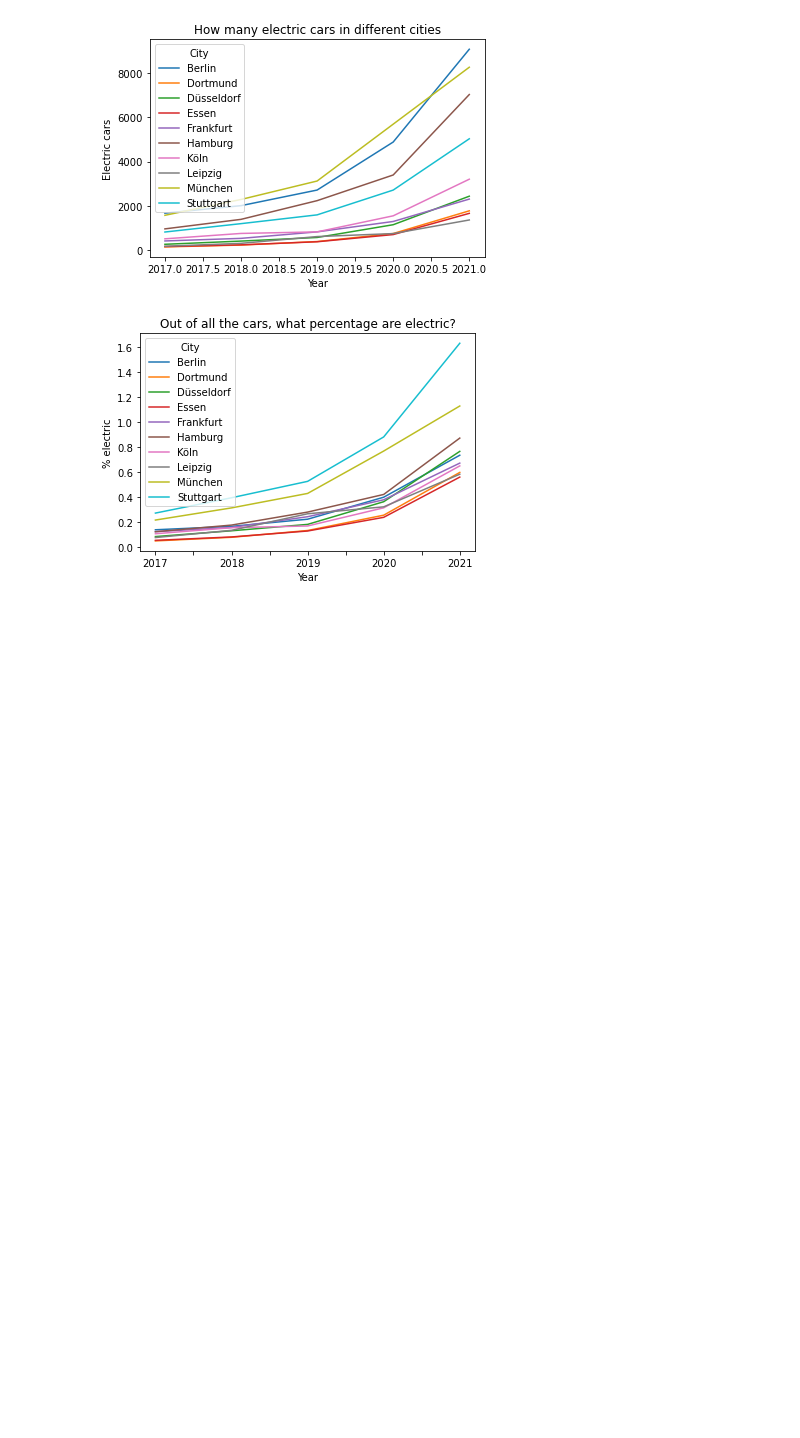
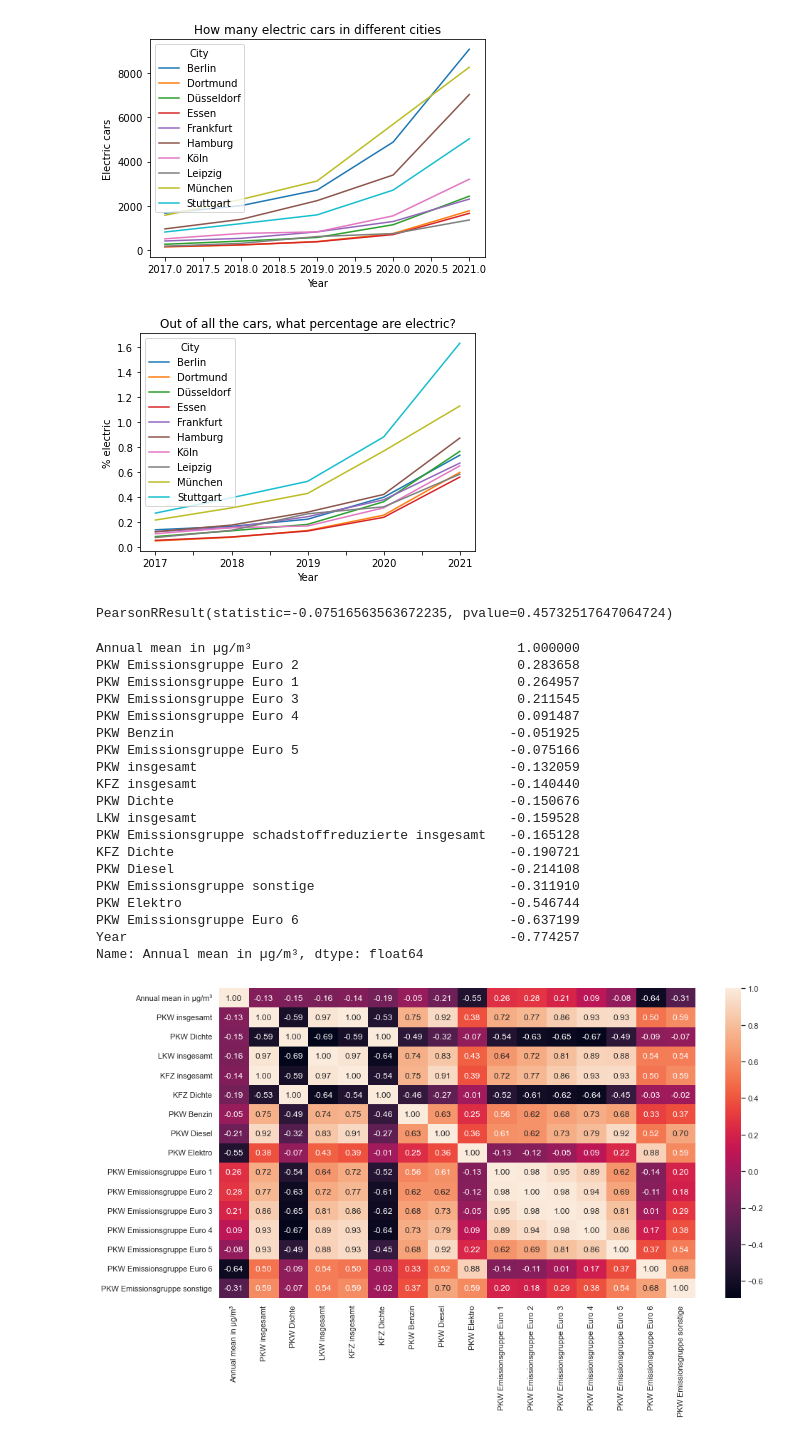
Before and after one commit to masumovic/Datenwissenschaftlair, a Jupyter notebook: Main.ipynb, the cells around one changed output. Saved outputs shown, nothing was run; the diff lists cells and outputs as text; code cells hidden in the pictures; blank space fills up the shorter version.

Commit message:
Added correlation and correlation coefficient

```diff
--- a/Main.ipynb
+++ b/Main.ipynb
@@ -444,3 +445,54 @@ plt.legend(title='City')
 plt.show()
 # %% [output]
 [figure]
+# %%
+
+# Coefficient of correlation
+# A correlation coefficient (typically denoted r) is a single number that describes the extent of the linear relationship between two variables.
+# A value of +1 indicates perfect linearity (the two variables move together, like “height in inches” and “height in centimeters”).
+# A value of r = 0 indicates no correlation (the variables are independent) and
+# r = -1 indicates the variables are inversely correlated (an increase in one variable is associated with a decrease in the other).
+stats.pearsonr(df['PKW Emissionsgruppe Euro 5'], df['Annual mean in µg/m³'])
+# %% [output]
+PearsonRResult(statistic=-0.07516563563672235, pvalue=0.45732517647064724)
+# %%
+import seaborn as sns
+
+def calcutlate_correlation(df, column_name):
+    corr = df.corr()
+    return corr[column_name].sort_values(ascending=False)
+
+def print_heatmap(df):
+    heatmap = sns.set(rc = {'figure.figsize':(15,8)})
+    heatmap = sns.heatmap(df.corr(), annot=True, fmt='.2f')
+    plt.show()
+
+print (calcutlate_correlation(df, 'Annual mean in µg/m³'));
+print_heatmap(df.iloc[:, 2:18]);
+# npcorrcoef = np.corrcoef(df['PKW Emissionsgruppe Euro 5'], df['Annual mean in µg/m³'])
+# cormat = df.iloc[:,2:18].corr()
+# print(cormat)
+# cormat = round(cormat,2)
+
+# heatmap = sns.heatmap(cormat, fmt='.2f')
+# %% [output]
+Annual mean in µg/m³                                  1.000000
+PKW Emissionsgruppe Euro 2                            0.283658
+PKW Emissionsgruppe Euro 1                            0.264957
+PKW Emissionsgruppe Euro 3                            0.211545
+PKW Emissionsgruppe Euro 4                            0.091487
+PKW Benzin                                           -0.051925
+PKW Emissionsgruppe Euro 5                           -0.075166
+PKW insgesamt                                        -0.132059
+KFZ insgesamt                                        -0.140440
+PKW Dichte                                           -0.150676
+LKW insgesamt                                        -0.159528
+PKW Emissionsgruppe schadstoffreduzierte insgesamt   -0.165128
+KFZ Dichte                                           -0.190721
+PKW Diesel                                           -0.214108
+PKW Emissionsgruppe sonstige                         -0.311910
+PKW Elektro                                          -0.546744
+PKW Emissionsgruppe Euro 6                           -0.637199
+Year                                                 -0.774257
+Name: Annual mean in µg/m³, dtype: float64
+[figure, added]
```
Also changed, not shown: parts of 1 cell of this notebook.
